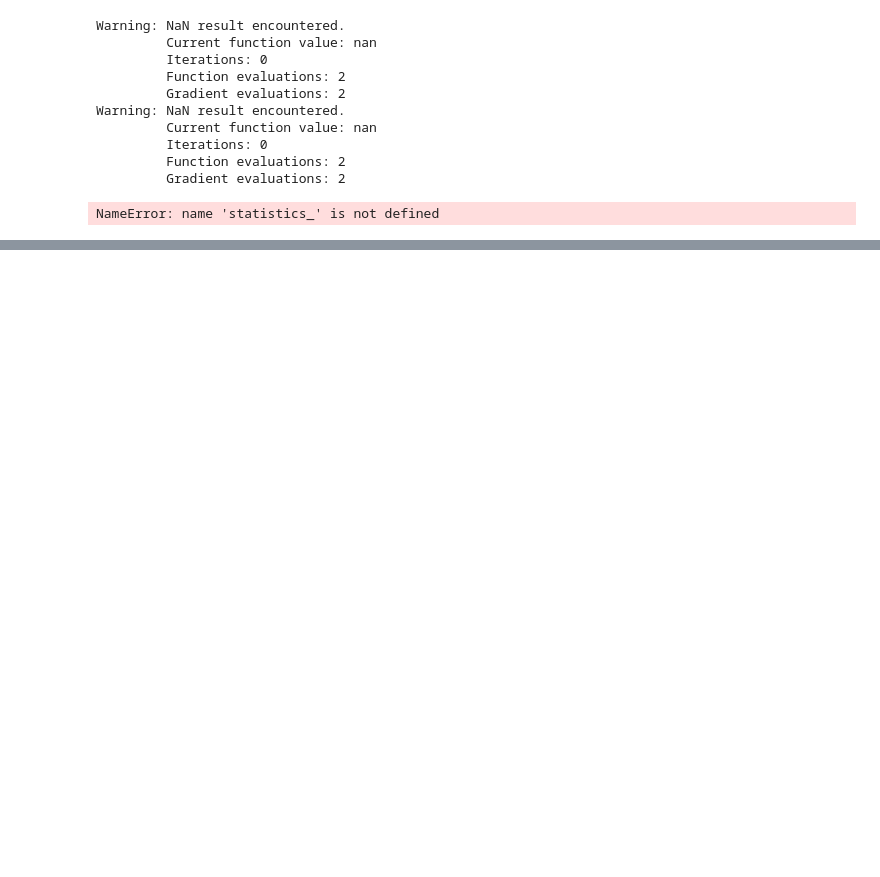
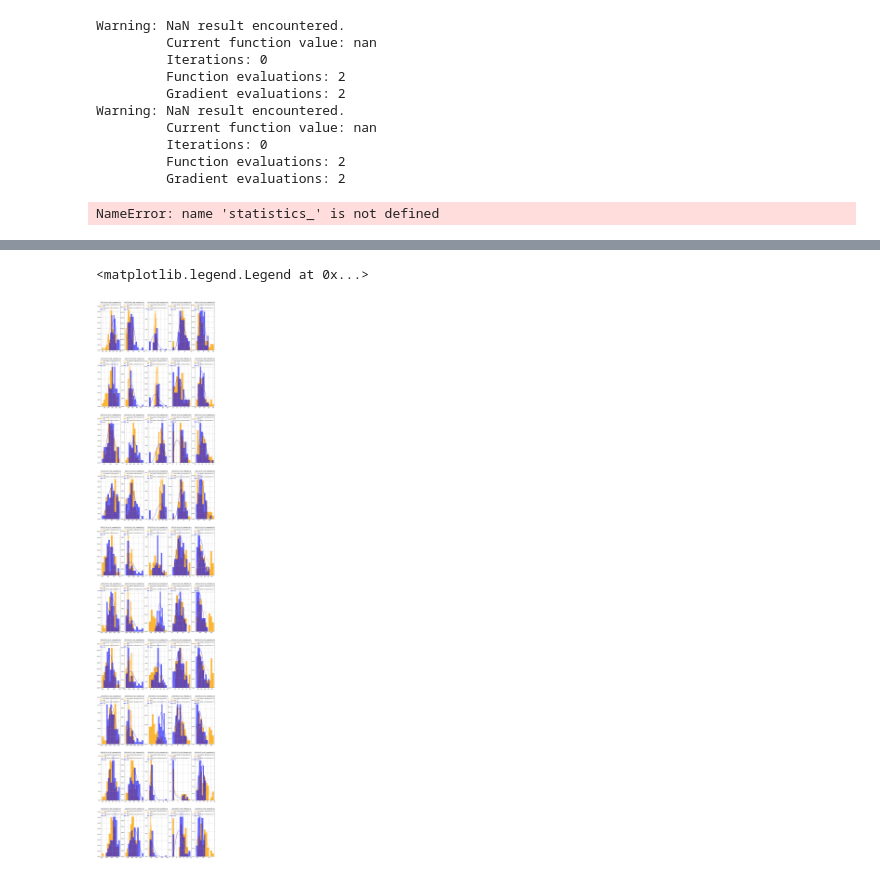
Before and after one commit to arnaud39/us_studies, a Jupyter notebook: analysis.ipynb, the cells around one changed output, grey strips where cells are left out. Cells and saved outputs as stored; diff of their text form; code cells hidden in the pictures; blank space fills up the shorter version.

```diff
--- a/analysis.ipynb
+++ b/analysis.ipynb
@@ -1,12 +1,14 @@
 # %%
 from utils import auto_wonder_2018_pipeline
+import pandas as pd
 
 df = auto_wonder_2018_pipeline(
     observed_outcome=[
         "Diseases of the circulatory system",
         "Diseases of the respiratory system",
+        "Neoplasms"
     ],
-    short_outcome=["circulatory system", "respiratory system"],
+    short_outcome=["circulatory system", "respiratory system", "cancer"],
+    identifier="death",
+    identifier_additionnal=["incident", "infectious"]
 )
-
-df
@@ -244,0 +263,37 @@ plt.legend()
+# %%
+import matplotlib.pyplot as plt
+
+sample_df = next(iter(next(iter(df_temporel.values())).values()))
+columns = list(sample_df.select_dtypes(include=["int64"]).columns)
+# do not include total
+columns.remove("totaldeaths")
+
+n_type_deaths = len(columns)
+n_categories = len(next(iter(df_temporel)))
+n_events = len(df_temporel)
+
+n_lines = n_events * n_categories
+
+fig, axs = plt.subplots(n_lines, n_type_deaths, figsize=(20, 100))
+
+for index, (meta, df_dict) in enumerate(df_temporel.items()):
+    time, location = meta
+    date = str(time).split(" ")[0]
+
+    for n_category, (category, df_) in enumerate(df_dict.items()):
+        # df_ = df_dict['65+']
+
+        for col, type_death in enumerate(columns):
+
+            plot_hists(axs[index * n_categories + n_category, col], df_[type_death])
+
+            axs[index * n_categories + n_category, col].legend()
+            axs[index * n_categories + n_category, col].set_title(
+                f"{date} in {location}: {type_death} {category}"
+            )
+
+
+plt.legend()
+# %% [output]
+<matplotlib.legend.Legend at 0x...>
+[figure, added]
```
Also changed, not shown: parts of 12 cells of this notebook.
